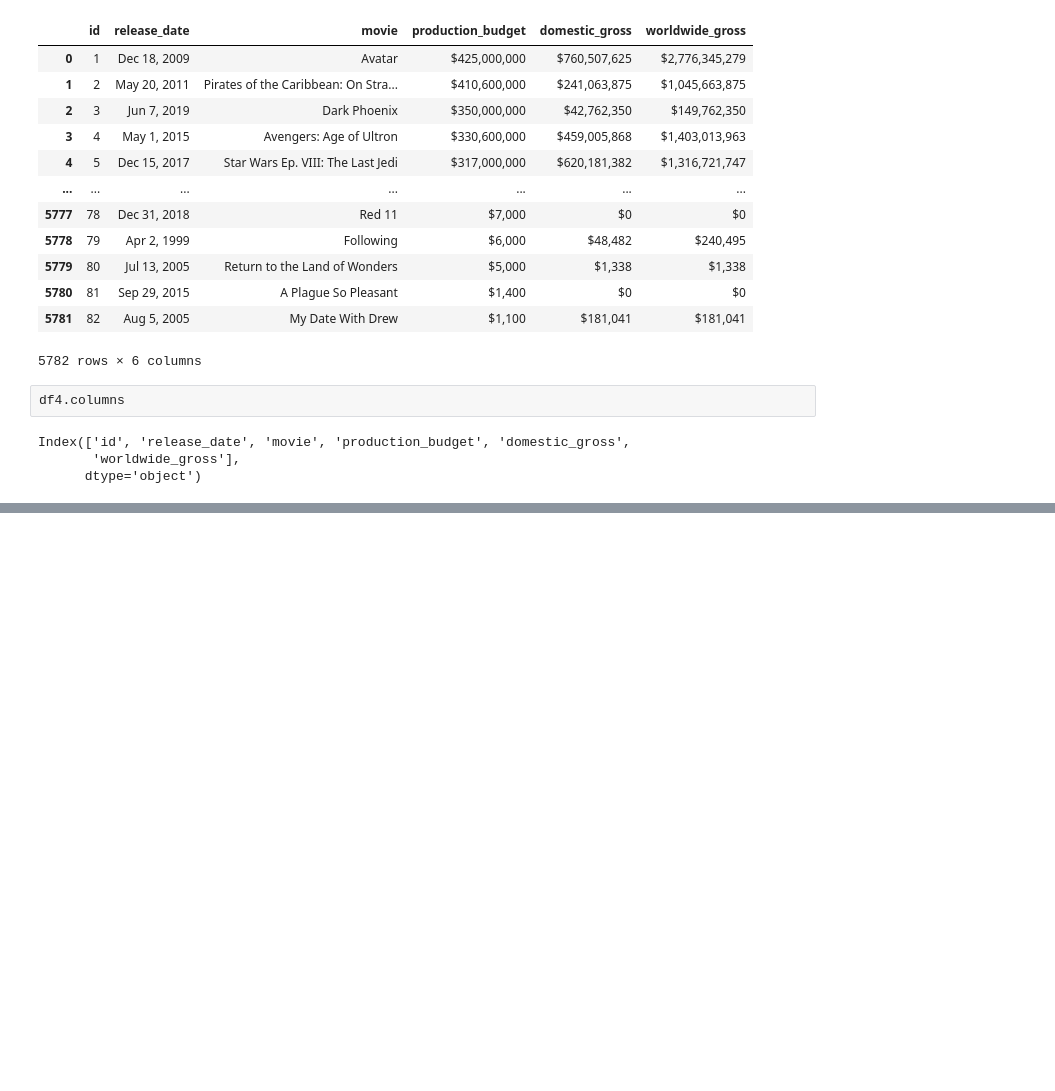
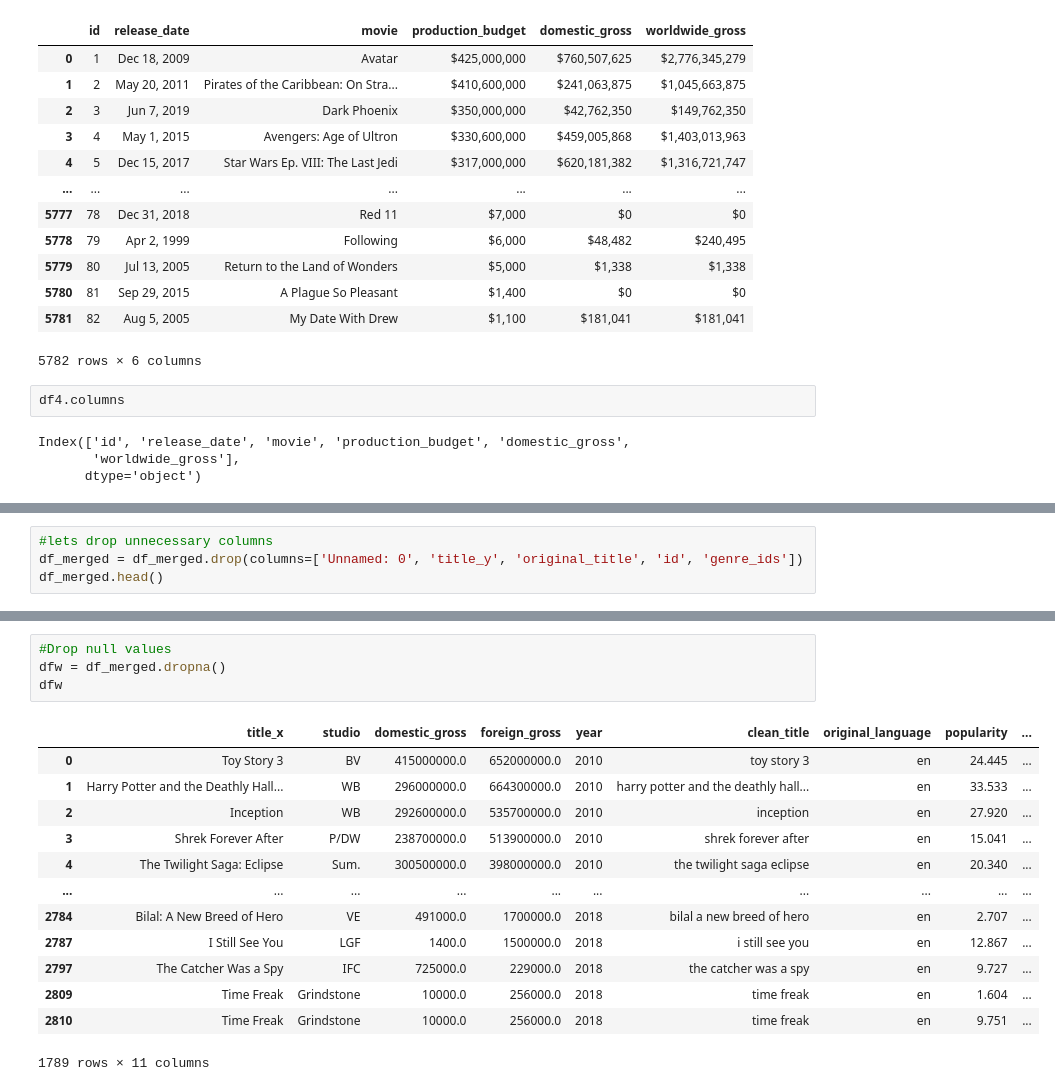
Before and after one commit to Davies125/movie-analysis-project, a Jupyter notebook: movie_analysis.ipynb, the cells around one changed output, grey strips where cells are left out. Cells and saved outputs as stored; diff of their text form; blank space fills up the shorter version.

```diff
--- a/movie_analysis.ipynb
+++ b/movie_analysis.ipynb
@@ -271,0 +231,4 @@ df_df2 = df.merge(df2, left_on='id', right_on='id', how='inner')
+# %%
+#lets drop unnecessary columns
+df_merged = df_merged.drop(columns=['Unnamed: 0', 'title_y', 'original_title', 'id', 'genre_ids'])
+df_merged.head()
@@ -271,0 +242,18 @@ df_df2 = df.merge(df2, left_on='id', right_on='id', how='inner')
+# %%
+#Drop null values
+dfw = df_merged.dropna()
+dfw
+# %% [output]
+|  | title_x | studio | domestic_gross | foreign_gross | year | clean_title | original_language | popularity | ... |
+| 0 | Toy Story 3 | BV | 415000000.0 | 652000000.0 | 2010 | toy story 3 | en | 24.445 | ... |
+| 1 | Harry Potter and the Deathly Hall... | WB | 296000000.0 | 664300000.0 | 2010 | harry potter and the deathly hall... | en | 33.533 | ... |
+| 2 | Inception | WB | 292600000.0 | 535700000.0 | 2010 | inception | en | 27.920 | ... |
+| 3 | Shrek Forever After | P/DW | 238700000.0 | 513900000.0 | 2010 | shrek forever after | en | 15.041 | ... |
+| 4 | The Twilight Saga: Eclipse | Sum. | 300500000.0 | 398000000.0 | 2010 | the twilight saga eclipse | en | 20.340 | ... |
+| ... | ... | ... | ... | ... | ... | ... | ... | ... | ... |
+| 2784 | Bilal: A New Breed of Hero | VE | 491000.0 | 1700000.0 | 2018 | bilal a new breed of hero | en | 2.707 | ... |
+| 2787 | I Still See You | LGF | 1400.0 | 1500000.0 | 2018 | i still see you | en | 12.867 | ... |
+| 2797 | The Catcher Was a Spy | IFC | 725000.0 | 229000.0 | 2018 | the catcher was a spy | en | 9.727 | ... |
+| 2809 | Time Freak | Grindstone | 10000.0 | 256000.0 | 2018 | time freak | en | 1.604 | ... |
+| 2810 | Time Freak | Grindstone | 10000.0 | 256000.0 | 2018 | time freak | en | 9.751 | ... |
+1789 rows × 11 columns
```
Also changed, not shown: parts of 56 cells of this notebook, 1 other file.
